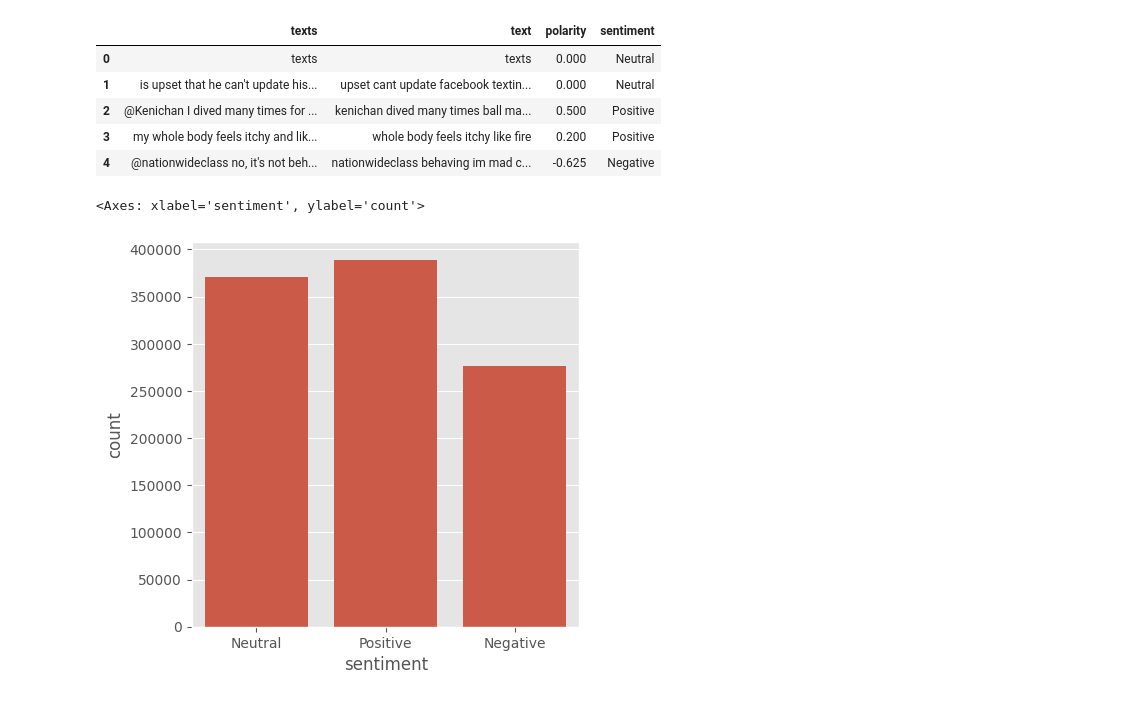
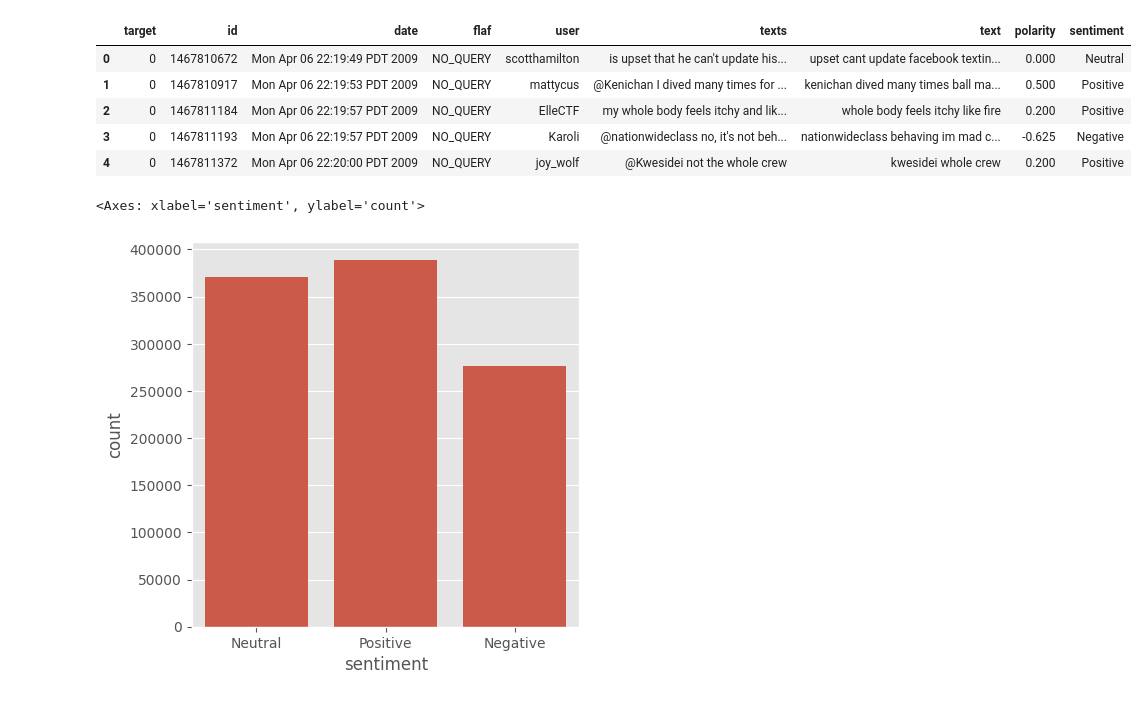
Before and after one commit to KShalini02/sentiment-analysis, a Jupyter notebook: sent.ipynb, the cells around one changed output. Saved outputs shown, nothing was run; the diff lists cells and outputs as text; code cells hidden in the pictures.

```diff
--- a/sent.ipynb
+++ b/sent.ipynb
@@ -117,0 +99,2 @@ text_df.head()
+# %%
+df = df.drop_duplicates('texts')
@@ -117,0 +106,2 @@ text_df.head()
+# %%
+df.loc[:, 'texts'] = df['texts'].apply(lambda x: stemming(x))
@@ -150,5 +154,5 @@ memory usage: 23.7+ MB
 def polarity(text):
     return TextBlob(text).sentiment.polarity
 # %%
-text_df['polarity'] = text_df['texts'].apply(polarity)
+df['polarity'] = df['texts'].apply(polarity)
 # %%
@@ -174,15 +178,15 @@ def sentiment(label):
     elif label>0:
         return "Positive"
 # %%
-text_df['sentiment'] = text_df['polarity'].apply(sentiment)
+df['sentiment'] = df['polarity'].apply(sentiment)
 # %%
-text_df.head()
+df.head()
 # %% [output]
-|  | texts | text | polarity | sentiment |
-| 0 | texts | texts | 0.000 | Neutral |
-| 1 | is upset that he can't update his... | upset cant update facebook textin... | 0.000 | Neutral |
-| 2 | @Kenichan I dived many times for ... | kenichan dived many times ball ma... | 0.500 | Positive |
-| 3 | my whole body feels itchy and lik... | whole body feels itchy like fire | 0.200 | Positive |
-| 4 | @nationwideclass no, it's not beh... | nationwideclass behaving im mad c... | -0.625 | Negative |
+|  | target | id | date | flaf | user | texts | text | polarity | sentiment |
+| 0 | 0 | 1467810672 | Mon Apr 06 22:19:49 PDT 2009 | NO_QUERY | scotthamilton | is upset that he can't update his... | upset cant update facebook textin... | 0.000 | Neutral |
+| 1 | 0 | 1467810917 | Mon Apr 06 22:19:53 PDT 2009 | NO_QUERY | mattycus | @Kenichan I dived many times for ... | kenichan dived many times ball ma... | 0.500 | Positive |
+| 2 | 0 | 1467811184 | Mon Apr 06 22:19:57 PDT 2009 | NO_QUERY | ElleCTF | my whole body feels itchy and lik... | whole body feels itchy like fire | 0.200 | Positive |
+| 3 | 0 | 1467811193 | Mon Apr 06 22:19:57 PDT 2009 | NO_QUERY | Karoli | @nationwideclass no, it's not beh... | nationwideclass behaving im mad c... | -0.625 | Negative |
+| 4 | 0 | 1467811372 | Mon Apr 06 22:20:00 PDT 2009 | NO_QUERY | joy_wolf | @Kwesidei not the whole crew | kwesidei whole crew | 0.200 | Positive |
 # %%
 fig = plt.figure(figsize=(5,5))
```
Also changed, not shown: parts of 37 cells of this notebook.
